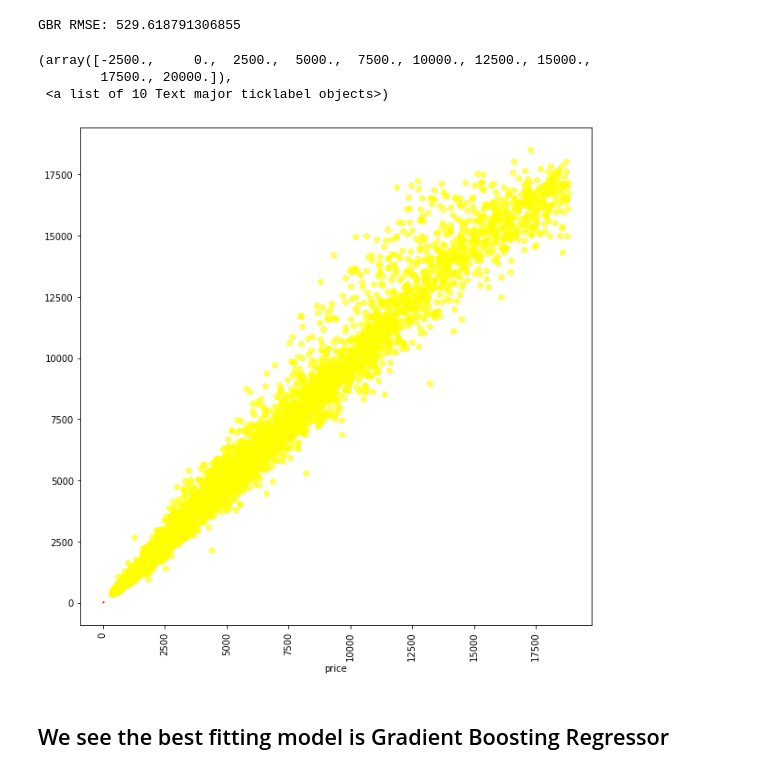
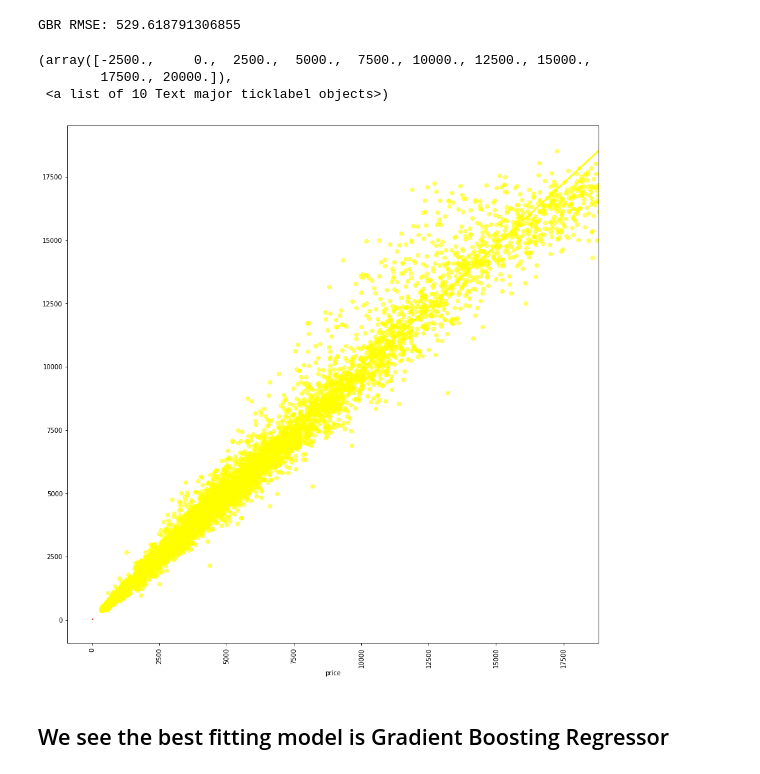
Before and after one commit to aplazobel/diamond-price-estimator, a Jupyter notebook: training_models.ipynb, the cells around one changed output. Drawn from its saved outputs; the diff is of its cells as text; code cells hidden in the pictures.

```diff
--- a/training_models.ipynb
+++ b/training_models.ipynb
@@ -97,15 +102,15 @@ print("GBR RMSE:", np.sqrt(mean_squared_error(y_test, y_pred)))
 # %% [output]
 GBR RMSE: 529.618791306855
 # %%
-plt.figure(figsize=(10,10))
-sns.regplot(y_test, model3.predict(X_test), color='yellow', scatter_kws={'alpha':0.6}, fit_reg=False)
+plt.figure(figsize=(15,15))
+sns.regplot(y_test, model3.predict(X_test), color='yellow', scatter_kws={'alpha':0.6}, fit_reg=True)
 sns.lineplot([12, 33], [12, 33], color='red')
 plt.xticks( rotation=90)
 # %% [output]
 (array([-2500.,     0.,  2500.,  5000.,  7500., 10000., 12500., 15000.,
         17500., 20000.]),
  <a list of 10 Text major ticklabel objects>)
-[figure, old version]
+[figure, new version]
 # %% [markdown]
 ## We see the best fitting model is Gradient Boosting Regressor
 # %% [markdown]
```
Also changed, not shown: parts of 4 cells of this notebook.
